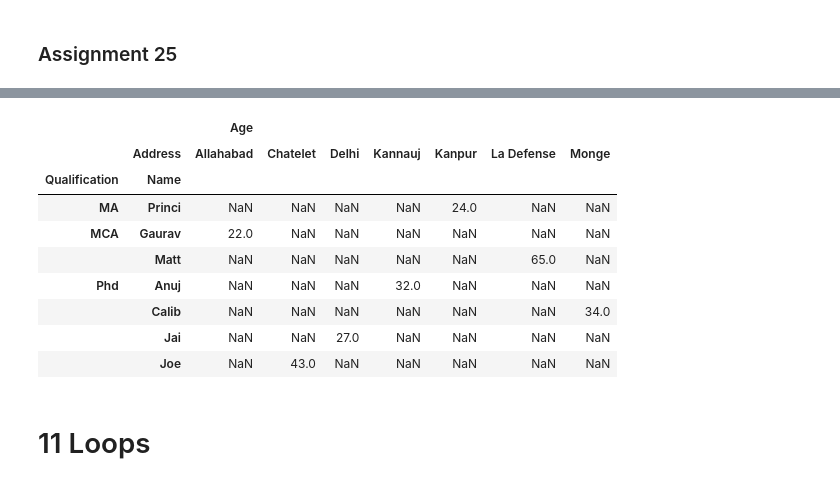
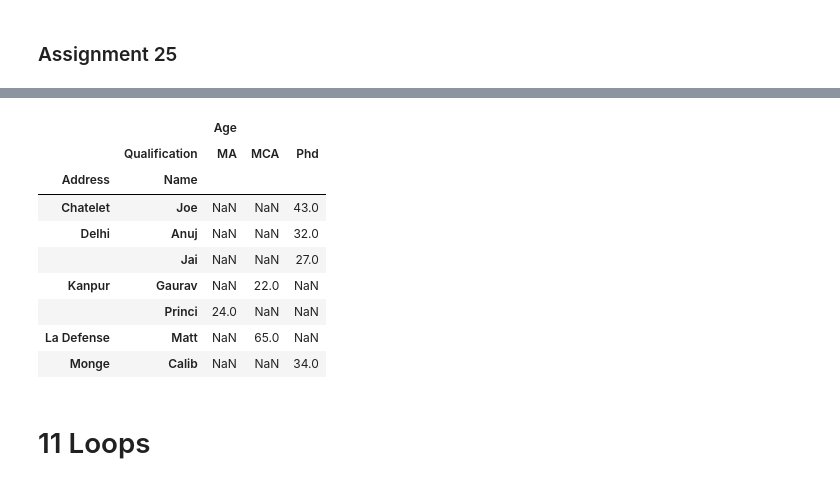
Before and after one commit to datalover2023/Module_1, a Jupyter notebook: Python_Basics_Module_1.ipynb, the cells around one changed output, grey strips where cells are left out. Cells and saved outputs as stored; diff of their text form; code cells hidden in the pictures.

```diff
--- a/Python_Basics_Module_1.ipynb
+++ b/Python_Basics_Module_1.ipynb
@@ -1384,7 +1384,7 @@ pivot
 # Define a dictionary containing employee data
 data = {'Name':['Jai', 'Princi', 'Gaurav', 'Anuj'],
         'Age':[27, 24, 22, 32],
-        'Address':['Delhi', 'Kanpur', 'Allahabad', 'Kannauj'],
+        'Address':['Delhi', 'Kanpur', 'Kanpur', 'Delhi'],
         'Qualification':['Phd', 'MA', 'MCA', 'Phd']}
 
 data
@@ -2001,25 +2044,27 @@ import numpy as np
 
 # your code here ...
 # %%
+#@title Display Solution 25.2
+
 pivot_table = pd.pivot_table(df, # data to pivot
                        # where rows are the qualifications and names
-                       index=['Qualification', 'Name'], # Grouper, Keys to group by on the pivot table index.
+                       index=['Address', 'Name'], # Grouper, Keys to group by on the pivot table index.
                        # columns their Addresses
-                       columns='Address', # column to aggregate
+                       columns='Qualification', # column to aggregate
                        # and values in the pivot table is the  age
                        values=['Age'], # Keys to group by on the pivot table column., will be the columns value
                        # and you want the avg of the value age (meaning the aggregation function ==> mean)
                        aggfunc=np.mean)# the aggregation function
 
 pivot_table
 # %% [output]
-|  |  | Age |  |  |  |  |  |  |
-|  | Address | Allahabad | Chatelet | Delhi | Kannauj | Kanpur | La Defense | Monge |
-| Qualification | Name |  |  |  |  |  |  |  |
-| MA | Princi | NaN | NaN | NaN | NaN | 24.0 | NaN | NaN |
-| MCA | Gaurav | 22.0 | NaN | NaN | NaN | NaN | NaN | NaN |
-|  | Matt | NaN | NaN | NaN | NaN | NaN | 65.0 | NaN |
-| Phd | Anuj | NaN | NaN | NaN | 32.0 | NaN | NaN | NaN |
-|  | Calib | NaN | NaN | NaN | NaN | NaN | NaN | 34.0 |
-|  | Jai | NaN | NaN | 27.0 | NaN | NaN | NaN | NaN |
-|  | Joe | NaN | 43.0 | NaN | NaN | NaN | NaN | NaN |
+|  |  | Age |  |  |
+|  | Qualification | MA | MCA | Phd |
+| Address | Name |  |  |  |
+| Chatelet | Joe | NaN | NaN | 43.0 |
+| Delhi | Anuj | NaN | NaN | 32.0 |
+|  | Jai | NaN | NaN | 27.0 |
+| Kanpur | Gaurav | NaN | 22.0 | NaN |
+|  | Princi | 24.0 | NaN | NaN |
+| La Defense | Matt | NaN | 65.0 | NaN |
+| Monge | Calib | NaN | NaN | 34.0 |
```
Also changed, not shown: parts of 20 cells of this notebook.
